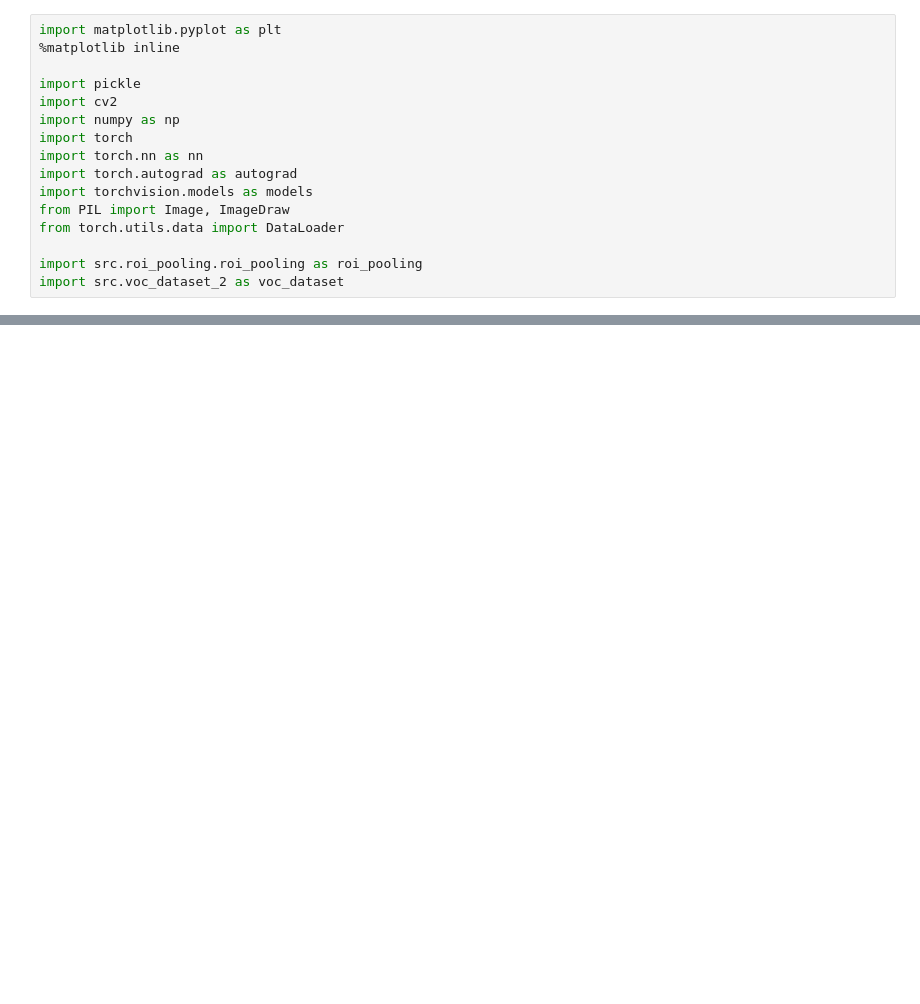
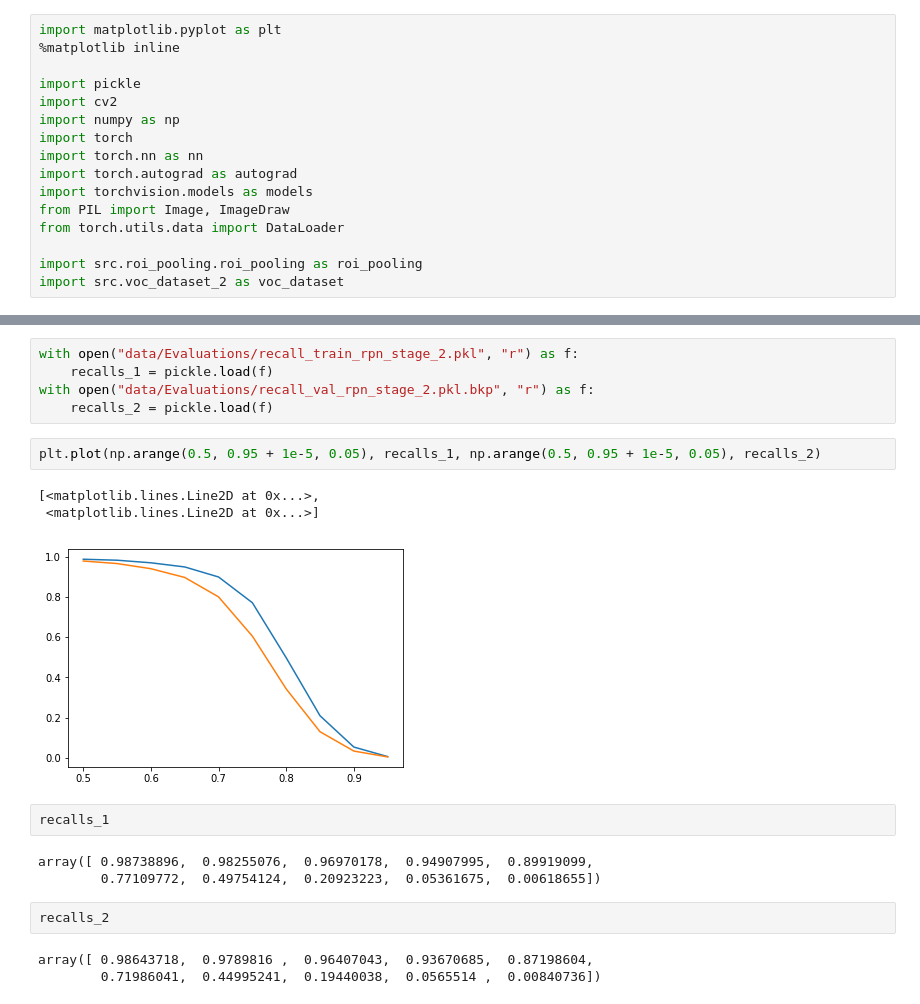
Before and after one commit to haonguyen14/fast-rcnn, a Jupyter notebook: testing_roi_pooling.ipynb, the cells around one changed output, grey strips where cells are left out. Saved outputs shown, nothing was run; the diff lists cells and outputs as text; blank space fills up the shorter version.

```diff
--- a/testing_roi_pooling.ipynb
+++ b/testing_roi_pooling.ipynb
@@ -45,0 +46,21 @@ for i in xrange(40):
+# %%
+with open("data/Evaluations/recall_train_rpn_stage_2.pkl", "r") as f:
+    recalls_1 = pickle.load(f)
+with open("data/Evaluations/recall_val_rpn_stage_2.pkl.bkp", "r") as f:
+    recalls_2 = pickle.load(f)
+# %%
+plt.plot(np.arange(0.5, 0.95 + 1e-5, 0.05), recalls_1, np.arange(0.5, 0.95 + 1e-5, 0.05), recalls_2)
+# %% [output]
+[<matplotlib.lines.Line2D at 0x...>,
+ <matplotlib.lines.Line2D at 0x...>]
+[figure, added]
+# %%
+recalls_1
+# %% [output]
+array([ 0.98738896,  0.98255076,  0.96970178,  0.94907995,  0.89919099,
+        0.77109772,  0.49754124,  0.20923223,  0.05361675,  0.00618655])
+# %%
+recalls_2
+# %% [output]
+array([ 0.98643718,  0.9789816 ,  0.96407043,  0.93670685,  0.87198604,
+        0.71986041,  0.44995241,  0.19440038,  0.0565514 ,  0.00840736])
```
Also changed, not shown: parts of 2 cells of this notebook, 15 other files.
